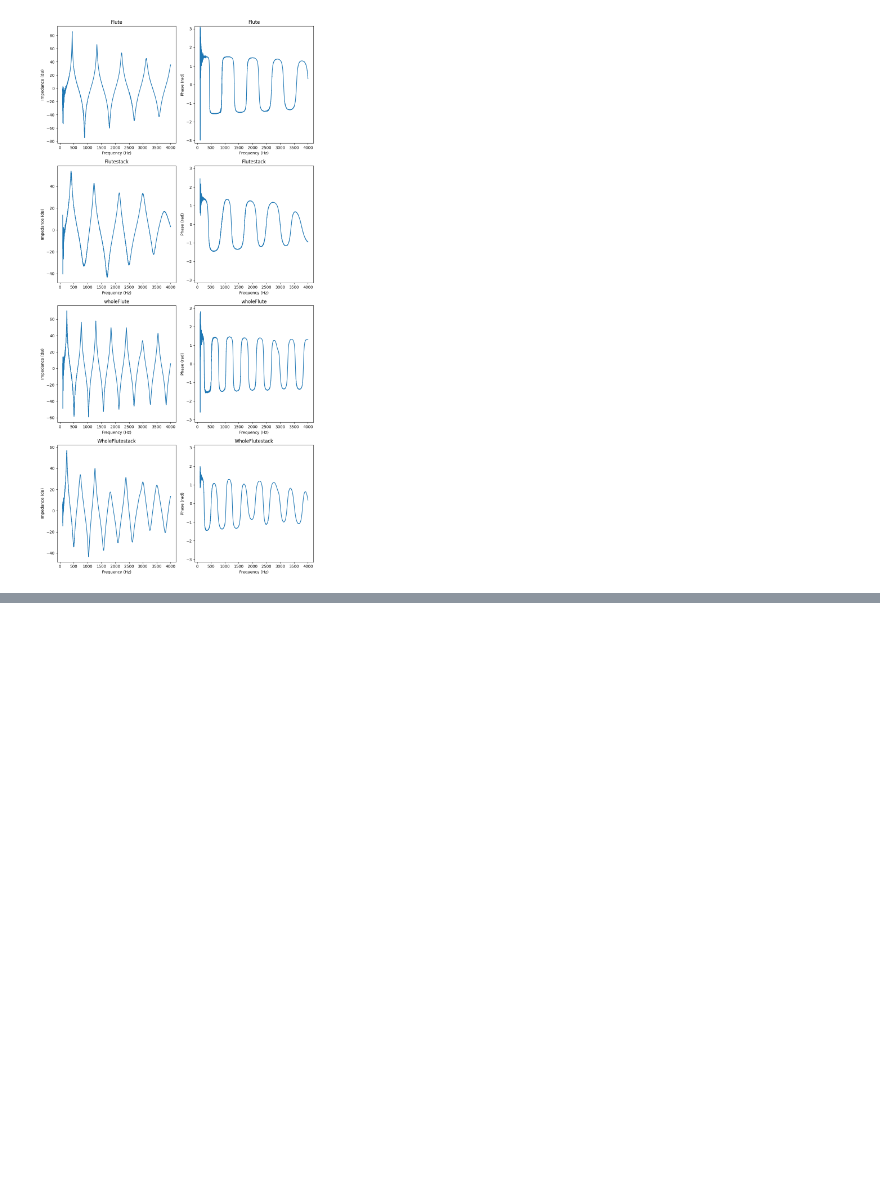
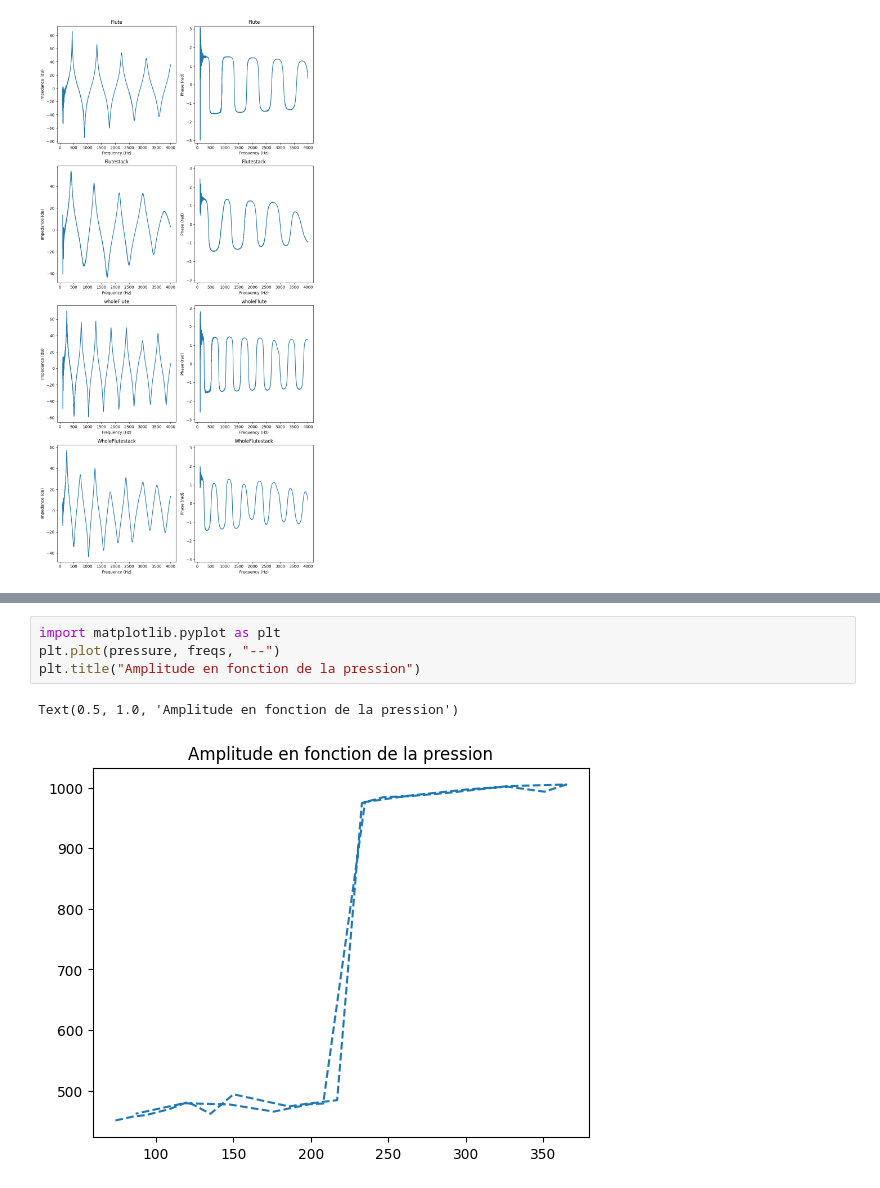
Before and after one commit to kjle/Acoustique-Musicale-TP, a Jupyter notebook: vent/data_analyse.ipynb, the cells around one changed output, grey strips where cells are left out. Cells and saved outputs as stored; diff of their text form; blank space fills up the shorter version.

```diff
--- a/vent/data_analyse.ipynb
+++ b/vent/data_analyse.ipynb
@@ -43,0 +61,7 @@ plt.show()
+# %%
+import matplotlib.pyplot as plt
+plt.plot(pressure, freqs, "--")
+plt.title("Amplitude en fonction de la pression")
+# %% [output]
+Text(0.5, 1.0, 'Amplitude en fonction de la pression')
+[figure, added]
```
Also changed, not shown: parts of 4 cells of this notebook, 6 other files.
